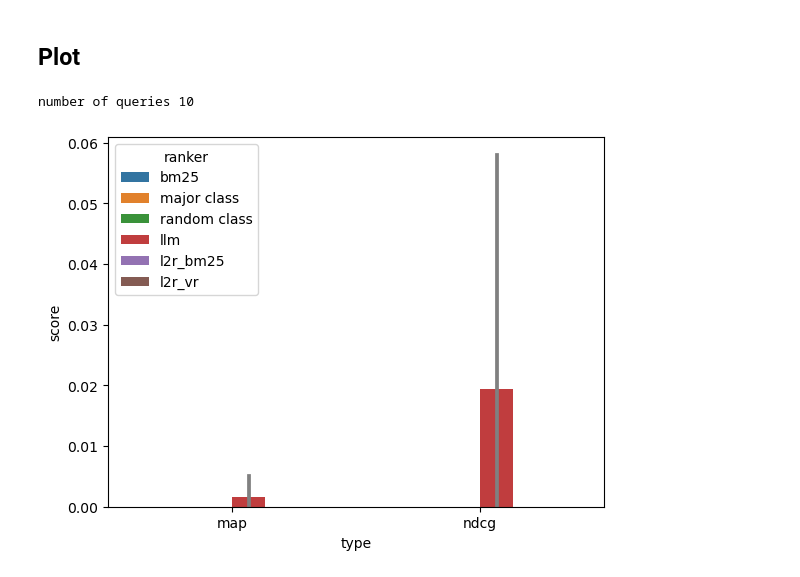
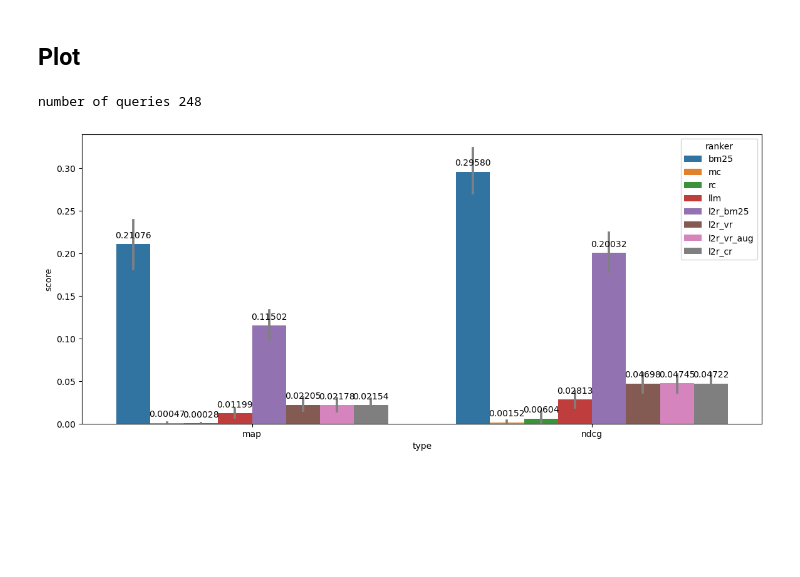
Before and after one commit to Peggy1210/SI650-final-project, a Jupyter notebook: IRsys.ipynb, the cells around one changed output. Cells and saved outputs as stored; diff of their text form; code cells hidden in the pictures; blank space fills up the shorter version.

```diff
--- a/IRsys.ipynb
+++ b/IRsys.ipynb
@@ -517,0 +615,10 @@ Index: []
+# %%
+print("creating vector ranker...")
+embeddings_aug = np.load(aug_embeddings_filename).astype(np.float32)
+
+model_name = 'sentence-transformers/msmarco-MiniLM-L12-cos-v5'
+ranker = VectorRanker(model_name, embeddings_aug, docids)
+
+print("creating l2r ranker...")
+l2r_vr_aug = L2RRanker(main_index, title_index, preprocessor,
+                    stopwords, ranker, fe)
@@ -517,0 +628,3 @@ Index: []
+# %%
+print('training...')
+l2r_vr_aug.train(training_filename, resume_data_filename, "l2r_vr_aug_train_data")
@@ -518,48 +779,29 @@ Index: []
 # %% [markdown]
 ## Plot
+# %%
+scores = load_score(SCORE_PATH)
+# %%
+queries = list(pd.read_csv(testing_filename)['resume_id'].value_counts().index)
 # %%
 df = []
-l = len(llm_score['map_list'])
-print("number of queries", l)
-for i in range(l):
-    df.append({'ranker': 'bm25', 'type': 'map', 'score': bm25_score['map_list'][i]})
-    df.append({'ranker': 'bm25', 'type': 'ndcg', 'score': bm25_score['ndcg_list'][i]})
-    df.append({'ranker': 'major class', 'type': 'map', 'score': mc_score['map_list'][i]})
-    df.append({'ranker': 'major class', 'type': 'ndcg', 'score': mc_score['ndcg_list'][i]})
-    df.append({'ranker': 'random class', 'type': 'map', 'score': rc_score['map_list'][i]})
-    df.append({'ranker': 'random class', 'type': 'ndcg', 'score': rc_score['ndcg_list'][i]})
-    df.append({'ranker': 'llm', 'type': 'map', 'score': llm_score['map_list'][i]})
-    df.append({'ranker': 'llm', 'type': 'ndcg', 'score': llm_score['ndcg_list'][i]})
-    df.append({'ranker': 'l2r_bm25', 'type': 'map', 'score': l2r_bm25_score['map_list'][i]})
-    df.append({'ranker': 'l2r_bm25', 'type': 'ndcg', 'score': l2r_bm25_score['ndcg_list'][i]})
-    df.append({'ranker': 'l2r_vr', 'type': 'map', 'score': l2r_vr_score['map_list'][i]})
-    df.append({'ranker': 'l2r_vr', 'type': 'ndcg', 'score': l2r_vr_score['ndcg_list'][i]})
-    # df1.append({'ranker': 'l2r_aug', 'type': 'map', 'score': l2r_aug_score['map_list'][i]})
-    # df1.append({'ranker': 'l2r_aug', 'type': 'ndcg', 'score': l2r_aug_score['ndcg_list'][i]})
-
+print("number of queries", len(queries))
+for i in range(len(queries)):
+    for ranker in scores.keys():
+        df.append({'ranker': ranker, 'type': 'map', 'score': scores[ranker]['map_list'][i]})
+        df.append({'ranker': ranker, 'type': 'ndcg', 'score': scores[ranker]['ndcg_list'][i]})
 df = pd.DataFrame(df)
 
-# fig, (ax1, ax2) = plt.subplots(1, 2, figsize=(15, 6))
-sns.barplot(x='type', y='score', hue='ranker', data=df, errcolor='grey')
-# bm25_avg = [bm25_score['map'], bm25_score['ndcg']]
-# rc_avg = [rc_score['map'], rc_score['ndcg']]
-# mc_avg = [mc_score['map'], mc_score['ndcg']]
-# llm_avg = [llm_score['map'], llm_score['ndcg']]
-# # l2r_basic_avg = [l2r_basic_score['map'], l2r_basic_score['ndcg']]
-# # l2r_avg = [l2r_score['map'], l2r_score['ndcg']]
-# # l2r_aug_avg = [l2r_aug_score['map'], l2r_aug_score['ndcg']]
-# for i, (v1,v2,v3,v4) in enumerate(zip(bm25_avg, rc_avg, mc_avg, llm_avg)):
-#     ax1.text(i-0.3, v1+0.01, "{:.3f}".format(v1), ha='center', color='black')
-#     ax1.text(i-0.1, v2+0.01, "{:.3f}".format(v2), ha='center', color='black')
-#     ax1.text(i+0.1, v3+0.01, "{:.3f}".format(v3), ha='center', color='black')
-#     ax1.text(i+0.3, v4+0.01, "{:.3f}".format(v4), ha='center', color='black')
-#     ax1.plot(i-0.3, v1, "_", markersize=10, color="black")
-#     ax1.plot(i-0.1, v2, "_", markersize=10, color="black")
-#     ax1.plot(i+0.1, v3, "_", markersize=10, color="black")
-#     ax1.plot(i+0.3, v4, "_", markersize=10, color="black")
-
+plt.figure(figsize=(14, 6))
+ax = sns.barplot(x='type', y='score', hue='ranker', data=df, errcolor='grey')
+for p in ax.patches:
+    height = p.get_height()
+    ax.annotate(f'{height:.5f}',
+                (p.get_x() + p.get_width() / 2., height),
+                ha='center', va='center',
+                xytext=(0, 10),
+                textcoords='offset points')
 plt.savefig(FIG_PATH + 'ranker_scores.png')
 # %% [output]
-number of queries 10
+number of queries 248
-[figure, old version]
+[figure, new version]
 # %%
```
Also changed, not shown: parts of 74 cells of this notebook, 1 other file.
